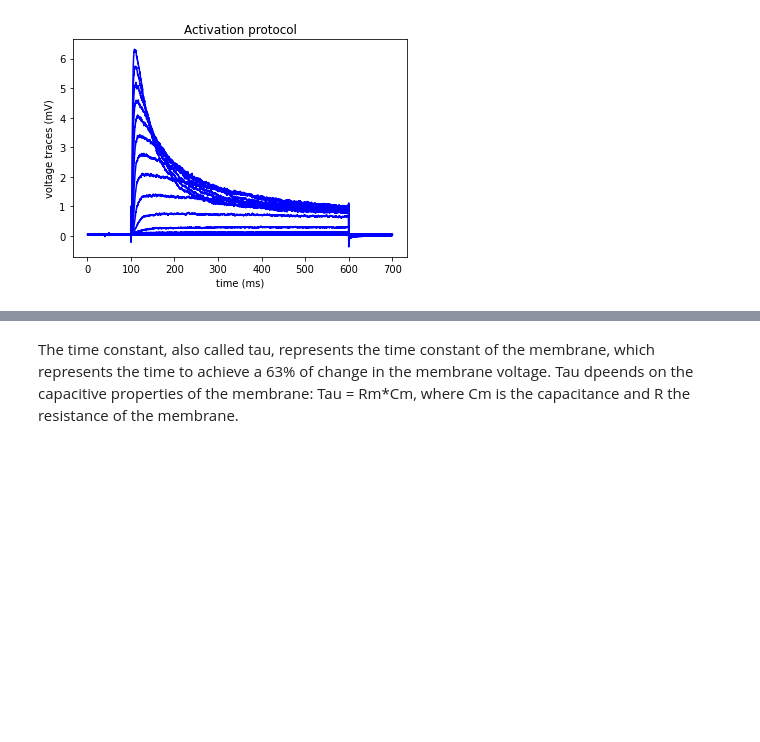
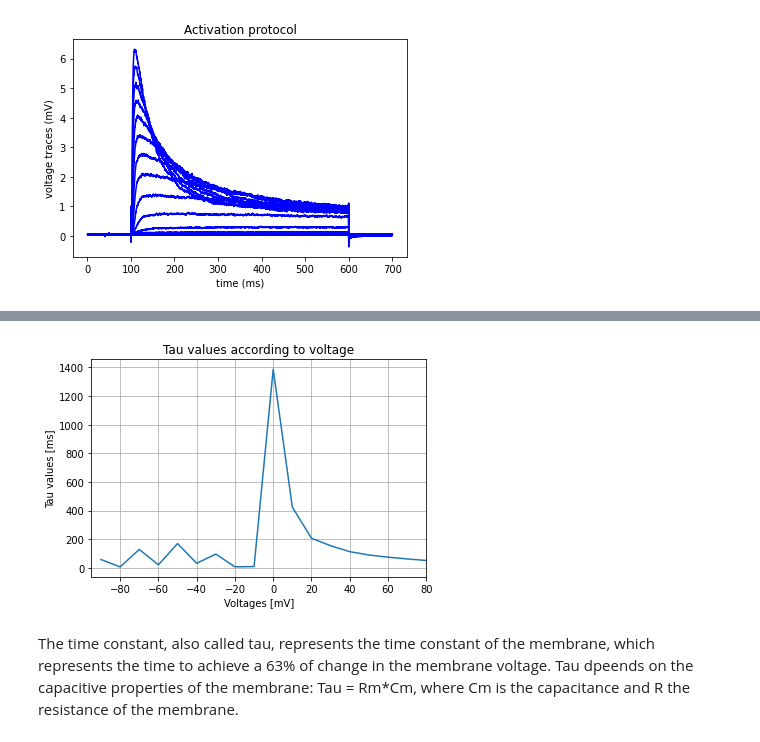
Before and after one commit to AlbrechtAlice/In-Silico-Neuroscience, a Jupyter notebook: Week3_HomeWork.ipynb, the cells around one changed output, grey strips where cells are left out. Saved outputs shown, nothing was run; the diff lists cells and outputs as text; code cells hidden in the pictures; blank space fills up the shorter version.

```diff
--- a/Week3_HomeWork.ipynb
+++ b/Week3_HomeWork.ipynb
@@ -195,3 +182,13 @@ for trace in data_t:
+# %%
+voltage_range = np.arange(start=-90, stop=90, step=10)
+plt.plot(voltage_range, tau_values)
+plt.title('Tau values according to voltage')
+plt.xlabel('Voltages [mV]')
+plt.ylabel('Tau values [ms]')
+plt.xlim(-95,80)
+plt.grid(True)
+# %% [output]
+[figure, added]
 # %% [markdown]
 The time constant, also called tau, represents the time constant of the membrane, which represents the time to achieve a 63% of change in the membrane voltage. Tau dpeends on the capacitive properties of the membrane: Tau = Rm\*Cm, where Cm is the capacitance and R the resistance of the membrane.
 # %% [markdown]
```
Also changed, not shown: parts of 13 cells of this notebook.
